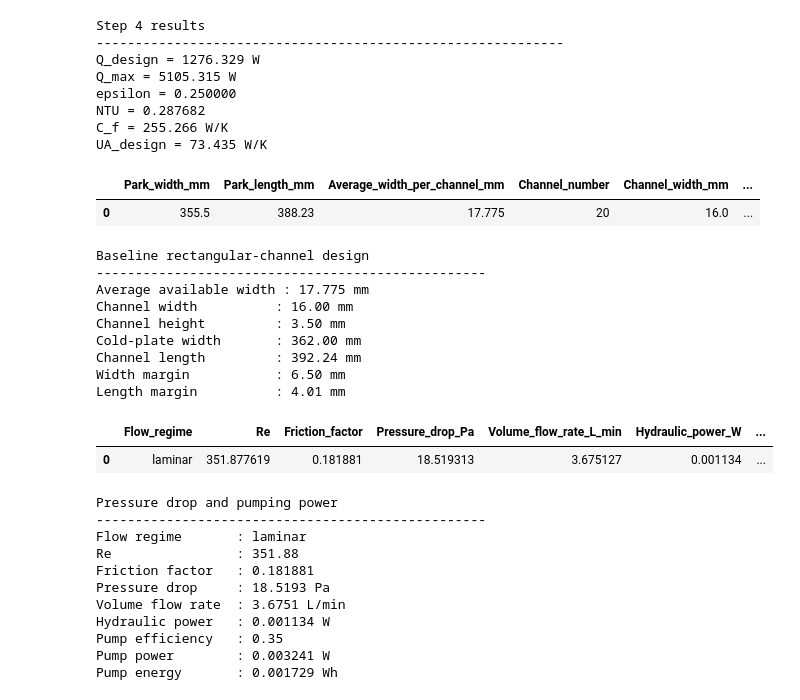
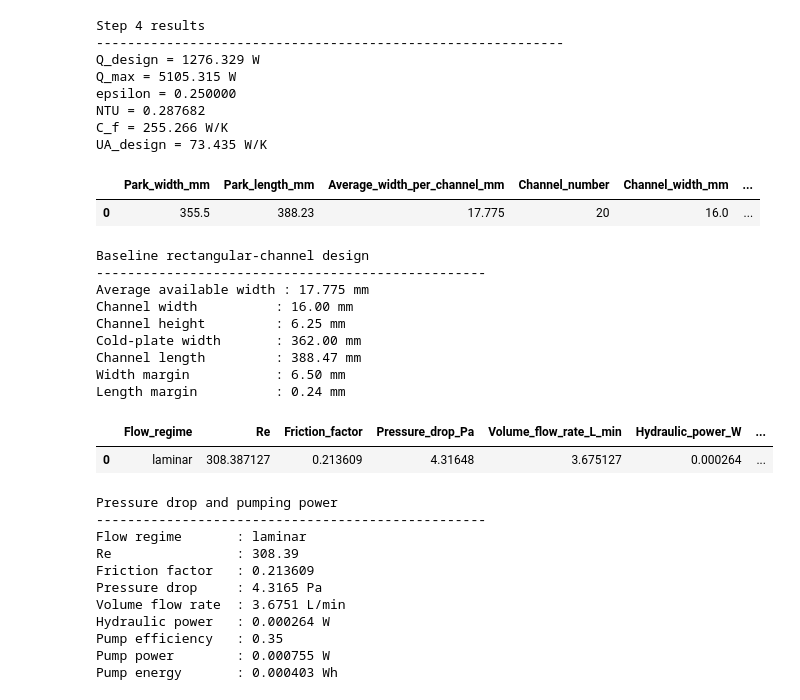
Before and after one commit to sxwd4ever/eBATS, a Jupyter notebook: cases/C0001/C0001R01_PARK25_LC_EPSNTU_SIZ.ipynb, the cells around one changed output. Cells and saved outputs as stored; diff of their text form; code cells hidden in the pictures.

```diff
--- a/cases/C0001/C0001R01_PARK25_LC_EPSNTU_SIZ.ipynb
+++ b/cases/C0001/C0001R01_PARK25_LC_EPSNTU_SIZ.ipynb
@@ -1,10 +1,18 @@
 # %%
+import sys
 import pandas as pd
 import numpy as np
+
 from pathlib import Path
-import lib.BTMS_model as BTMS_model
 
-excel_path = Path("data") / "MD05E070207A1  data_power gen_single cell_Liu_20260421.xlsx"
+project_root = Path.cwd().parents[1]
+
+sys.path.insert(0, str(project_root / "lib"))
+
+import BTMS_model
+
+excel_path = project_root / "data" / "MD05E070207A1  data_power gen_single cell_Liu_20260421.xlsx"
+
 
 N_cell = 320
 dt_sample = 1.0
@@ -238,7 +246,7 @@ width_margin = W_plate - W_module
 m_dot_ch = m_dot_f / N_ch
 
 H_ch_values_mm = np.round(
-    np.arange(1.0, 6.0 + 0.05, 0.05),
+    np.arange(1.0, 8.0 + 0.05, 0.05),
     2
 )
 
@@ -258,7 +266,7 @@ for H_ch_mm in H_ch_values_mm:
     if Re_i >= 2300.0:
         continue
 
-    Nu_i = BTMS_model.liquid_nusselt_number(W_ch,H_ch_i)
+    Nu_i = BTMS_model.liquid_nusselt_number_rect_channel(W_ch, H_ch_i)
 
     h_f_i = Nu_i * k_f / D_h_i
 
@@ -268,7 +276,8 @@ for H_ch_mm in H_ch_values_mm:
     )
 
     A_required_i = UA_design / U_i
-    L_ch_i = A_required_i / (N_ch * W_ch)
+    P_HT_i = W_ch + 2.0 * H_ch_i
+    L_ch_i = A_required_i / (N_ch* P_HT_i)
 
     scan_results.append({
         "H_ch_mm": H_ch_mm,
@@ -345,11 +354,11 @@ Baseline rectangular-channel design
 --------------------------------------------------
 Average available width : 17.775 mm
 Channel width          : 16.00 mm
-Channel height         : 3.50 mm
+Channel height         : 6.25 mm
 Cold-plate width       : 362.00 mm
-Channel length         : 392.24 mm
+Channel length         : 388.47 mm
 Width margin           : 6.50 mm
-Length margin          : 4.01 mm
+Length margin          : 0.24 mm
 # %%
 # ============================================================
 # Cell 6 - Pressure drop and pumping power
@@ -358,12 +367,24 @@ Length margin          : 4.01 mm
 t_mission = 1920.0
 eta_pump = 0.35
 
+# Cross-sectional area and hydraulic diameter of one channel.
+A_cool_cs = W_ch * H_ch
+D_channel = 2.0 * W_ch * H_ch / (W_ch + H_ch)
+
+# Calculate the Reynolds number using one parallel channel.
+m_dot_ch = m_dot_f / N_ch
+u_ch = m_dot_ch / (rho_f * A_cool_cs)
+Re_power = rho_f * u_ch * D_channel / mu_f
+
+# Rectangular-channel Darcy friction factor.
+f_rect = BTMS_model.cal_friction_factor_rect_channel(Re_power, W_ch, H_ch)
+
 power_args = {
     "fluid_cool": "water",
     "rho_cool": rho_f,
     "mu_cool": mu_f,
-    "W_channel": W_ch,
-    "H_channel": H_ch,
+    "A_cool_cs": A_cool_cs,
+    "D_channel": D_channel,
     "L_channel": L_ch,
     "m_dot_total": m_dot_f,
     "num_channel": N_ch,
@@ -372,9 +393,7 @@ power_args = {
     "K_minor": 0.0,
 }
 
-power_results = BTMS_model.cal_btms_aux_power(
-    power_args
-)
+power_results = BTMS_model.cal_btms_aux_power(power_args, friction_factor=f_rect)
 
 Re = power_results["Re"]
 f = power_results["friction_factor"]
@@ -395,42 +414,42 @@ else:
     flow_regime = "transition"
 
 pump_summary = pd.DataFrame([{
     "Flow_regime": flow_regime,
     "Re": Re,
     "Friction_factor": f,
     "Pressure_drop_Pa": DeltaP,
     "Volume_flow_rate_L_min": V_dot_f * 60000.0,
     "Hydraulic_power_W": P_hydraulic,
     "Pump_efficiency": eta_pump,
     "Pump_power_W": P_pump,
     "Mission_time_s": t_mission,
     "Pump_energy_Wh": E_pump_Wh
 }])
 
 display(pump_summary.round(6))
 
 print("Pressure drop and pumping power")
 print("-" * 50)
 print(f"Flow regime       : {flow_regime}")
 print(f"Re                : {Re:.2f}")
 print(f"Friction factor   : {f:.6f}")
 print(f"Pressure drop     : {DeltaP:.4f} Pa")
 print(f"Volume flow rate  : {V_dot_f * 60000.0:.4f} L/min")
 print(f"Hydraulic power   : {P_hydraulic:.6f} W")
 print(f"Pump efficiency   : {eta_pump:.2f}")
 print(f"Pump power        : {P_pump:.6f} W")
 print(f"Pump energy       : {E_pump_Wh:.6f} Wh")
 # %% [output]
 |  | Flow_regime | Re | Friction_factor | Pressure_drop_Pa | Volume_flow_rate_L_min | Hydraulic_power_W | ... |
-| 0 | laminar | 351.877619 | 0.181881 | 18.519313 | 3.675127 | 0.001134 | ... |
+| 0 | laminar | 308.387127 | 0.213609 | 4.31648 | 3.675127 | 0.000264 | ... |
 Pressure drop and pumping power
 --------------------------------------------------
 Flow regime       : laminar
-Re                : 351.88
-Friction factor   : 0.181881
-Pressure drop     : 18.5193 Pa
+Re                : 308.39
+Friction factor   : 0.213609
+Pressure drop     : 4.3165 Pa
 Volume flow rate  : 3.6751 L/min
-Hydraulic power   : 0.001134 W
+Hydraulic power   : 0.000264 W
 Pump efficiency   : 0.35
-Pump power        : 0.003241 W
-Pump energy       : 0.001729 Wh
+Pump power        : 0.000755 W
+Pump energy       : 0.000403 Wh
```
Also changed, not shown: parts of 2 cells of this notebook, 8 other files.
